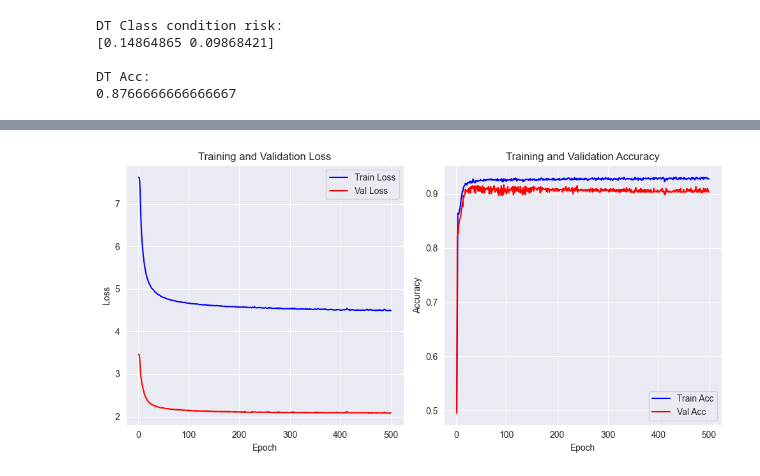
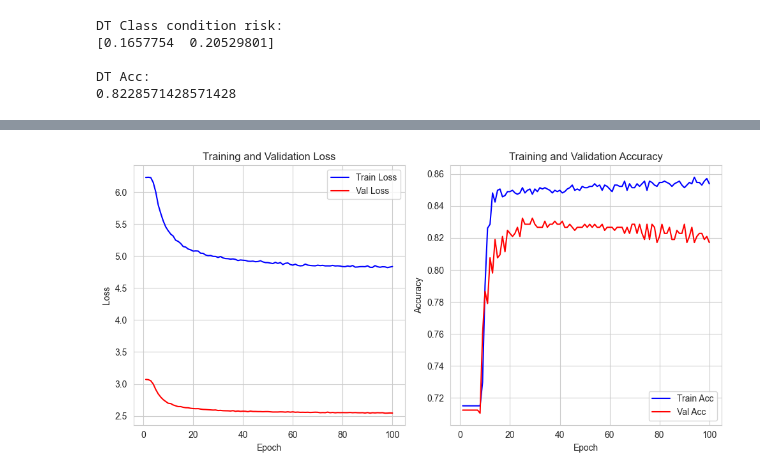
Before and after one commit to Menamot/dbc, a Jupyter notebook: examples/nn.ipynb, the cells around one changed output, grey strips where cells are left out. Cells and saved outputs as stored; diff of their text form; code cells hidden in the pictures.

```diff
--- a/examples/nn.ipynb
+++ b/examples/nn.ipynb
@@ -179,15 +179,15 @@ from sklearn.preprocessing import StandardScaler
 from dbc.utils import compute_prior
 
 # 生成数据
-# X, y = datasets.make_blobs(
-#     n_samples=[125 * 5, 125 * 2],
-#     n_features=2,
-#     centers=[(9.5, 10), (10, 9.4)],
-#     cluster_std=[[0.6, 0.6], [0.35, 0.3]],
-#     shuffle=True
-# )
-# X, y = make_circles(n_samples=2000, noise=0.05, factor=0.5)
-X, y = make_moons(n_samples=2000, noise=0.3)
+X, y = datasets.make_blobs(
+    n_samples=[125 * 10, 125 * 4],
+    n_features=2,
+    centers=[(9.5, 10), (10, 9.4)],
+    cluster_std=[[0.6, 0.6], [0.35, 0.3]],
+    shuffle=True
+)
+# X, y = make_circles(n_samples=2000, noise=0.3, factor=0.3)
+# X, y = make_moons(n_samples=2000, noise=0.3)
 # 归一化
 scaler = StandardScaler()
 X = scaler.fit_transform(X)
@@ -226,10 +241,10 @@ print(f'DT Class condition risk: \n{conditional_risk[0]}')
 print(f'\nDT Acc: \n{accuracy_score(y_val, y_pred)}')
 # %% [output]
 DT Class condition risk:
-[0.14864865 0.09868421]
+[0.1657754  0.20529801]
 
 DT Acc:
-0.8766666666666667
+0.8228571428571428
 # %%
 p_y = torch.tensor(compute_prior(y_train, 2), dtype=torch.float32)
 
@@ -251,7 +266,7 @@ val_loader = DataLoader(val_dataset, batch_size=batch_size)
 
 input_dim = 2  # 特征维度
 hidden_dim = 64
-num_profiles = 8
+num_profiles = 6
 num_classes = 2
 
 model = ProfileBayesClassifier(input_dim, hidden_dim, num_profiles, num_classes,p_y)
@@ -259,7 +274,7 @@ optimizer = torch.optim.Adam(model.parameters(), lr=1e-3)
 criterion = nn.CrossEntropyLoss()
 
 
-num_epochs = 500
+num_epochs = 100
 train_losses = []
 val_losses = []  # 添加验证损失列表
 train_accuracies = []
@@ -355 +370 @@ Epoch 500: Train Loss=4.4925, Val Loss=2.0886 | Train Acc=0.9279 | Val Acc=0.903
-[figure, old version]
+[figure, new version]
```
Also changed, not shown: parts of 11 cells of this notebook.
